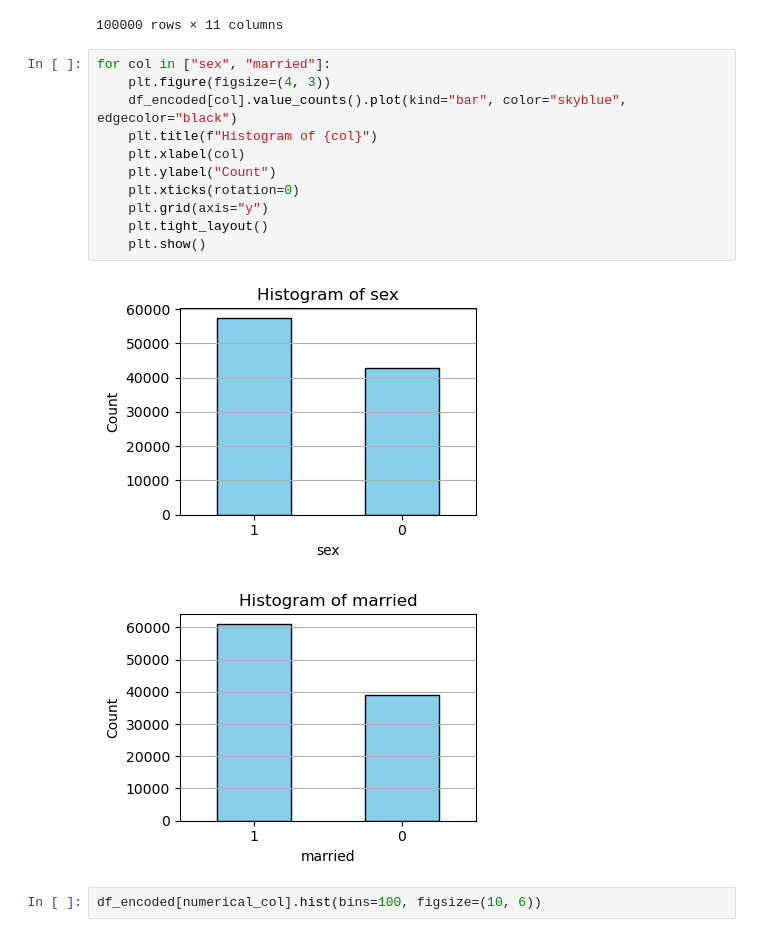
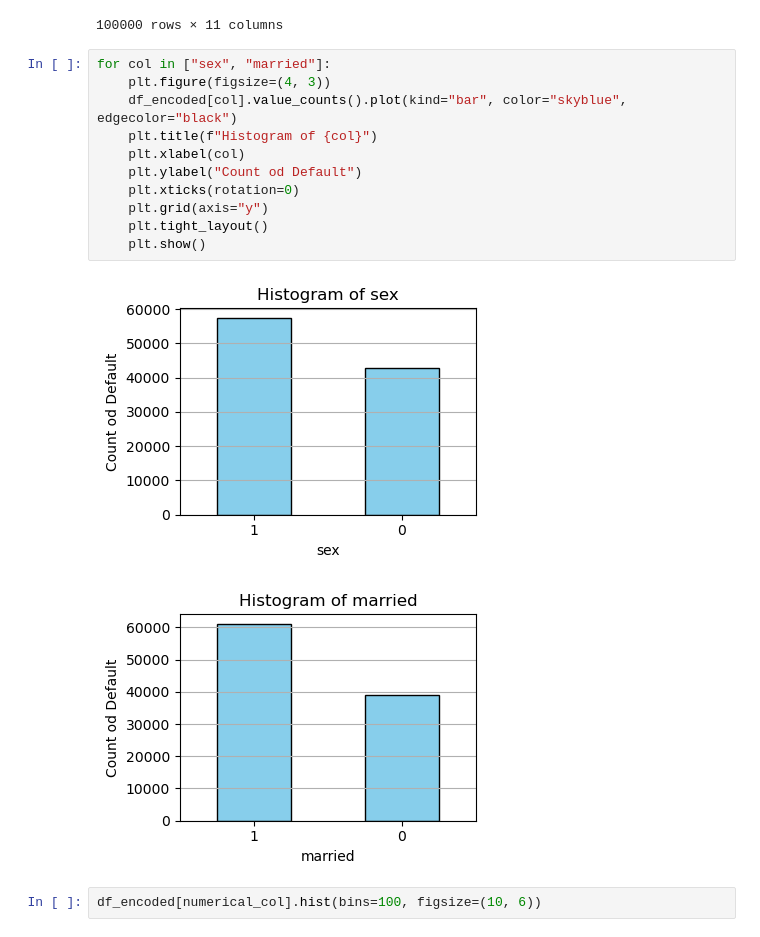
Before and after one commit to gplassais/lending_game, a Jupyter notebook: notebooks/EDA_Feature_eng.ipynb, the cells around one changed output. Drawn from its saved outputs; the diff is of its cells as text.

```diff
--- a/notebooks/EDA_Feature_eng.ipynb
+++ b/notebooks/EDA_Feature_eng.ipynb
@@ -157,17 +123,17 @@ df_encoded
 # %%
 for col in ["sex", "married"]:
     plt.figure(figsize=(4, 3))
     df_encoded[col].value_counts().plot(kind="bar", color="skyblue", edgecolor="black")
     plt.title(f"Histogram of {col}")
     plt.xlabel(col)
-    plt.ylabel("Count")
+    plt.ylabel("Count od Default")
     plt.xticks(rotation=0)
     plt.grid(axis="y")
     plt.tight_layout()
     plt.show()
 # %% [output]
-[figure, old version]
+[figure, new version]
-[figure, old version]
+[figure, new version]
 # %%
 df_encoded[numerical_col].hist(bins=100, figsize=(10, 6))
 # %% [output]
```
Also changed, not shown: parts of 11 cells of this notebook.
